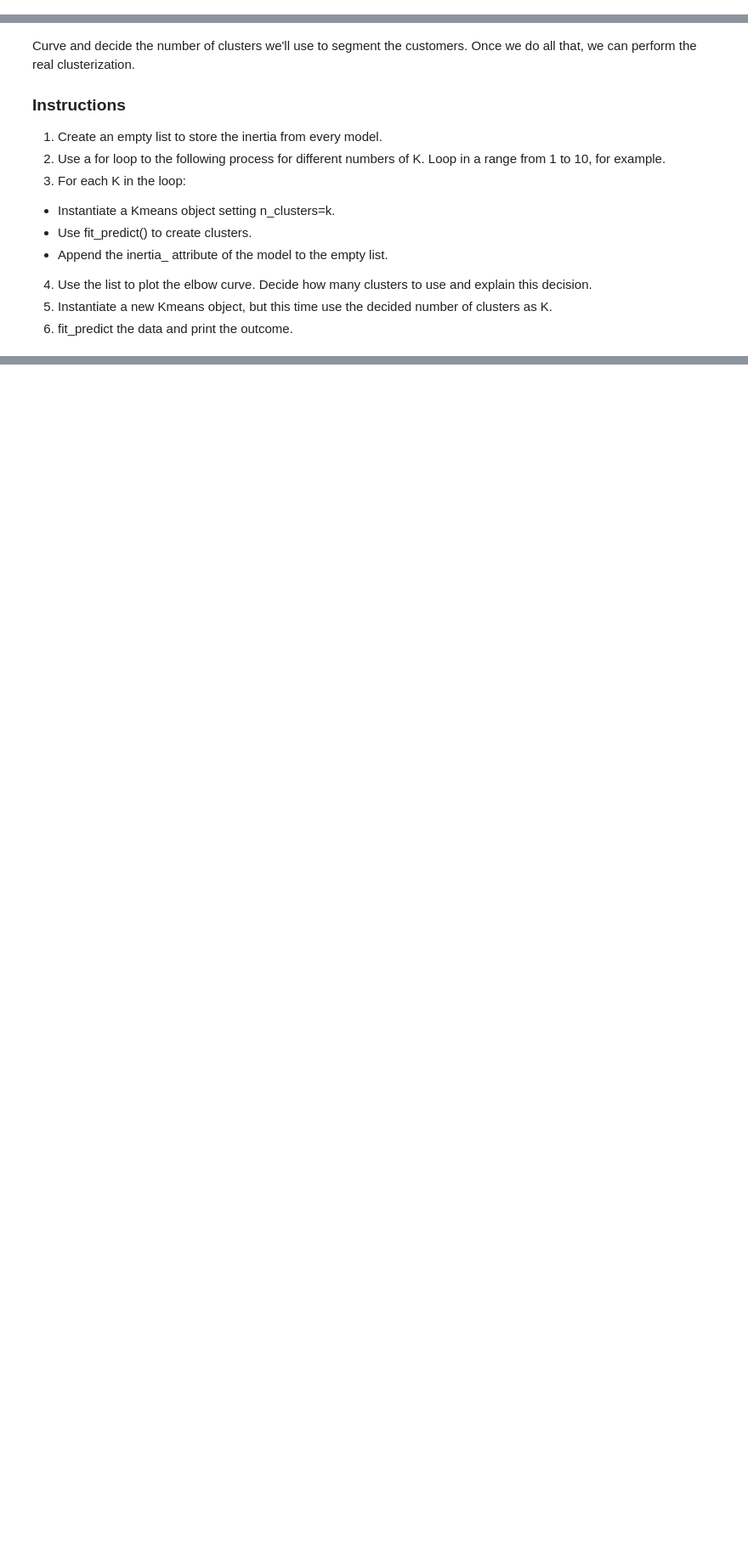
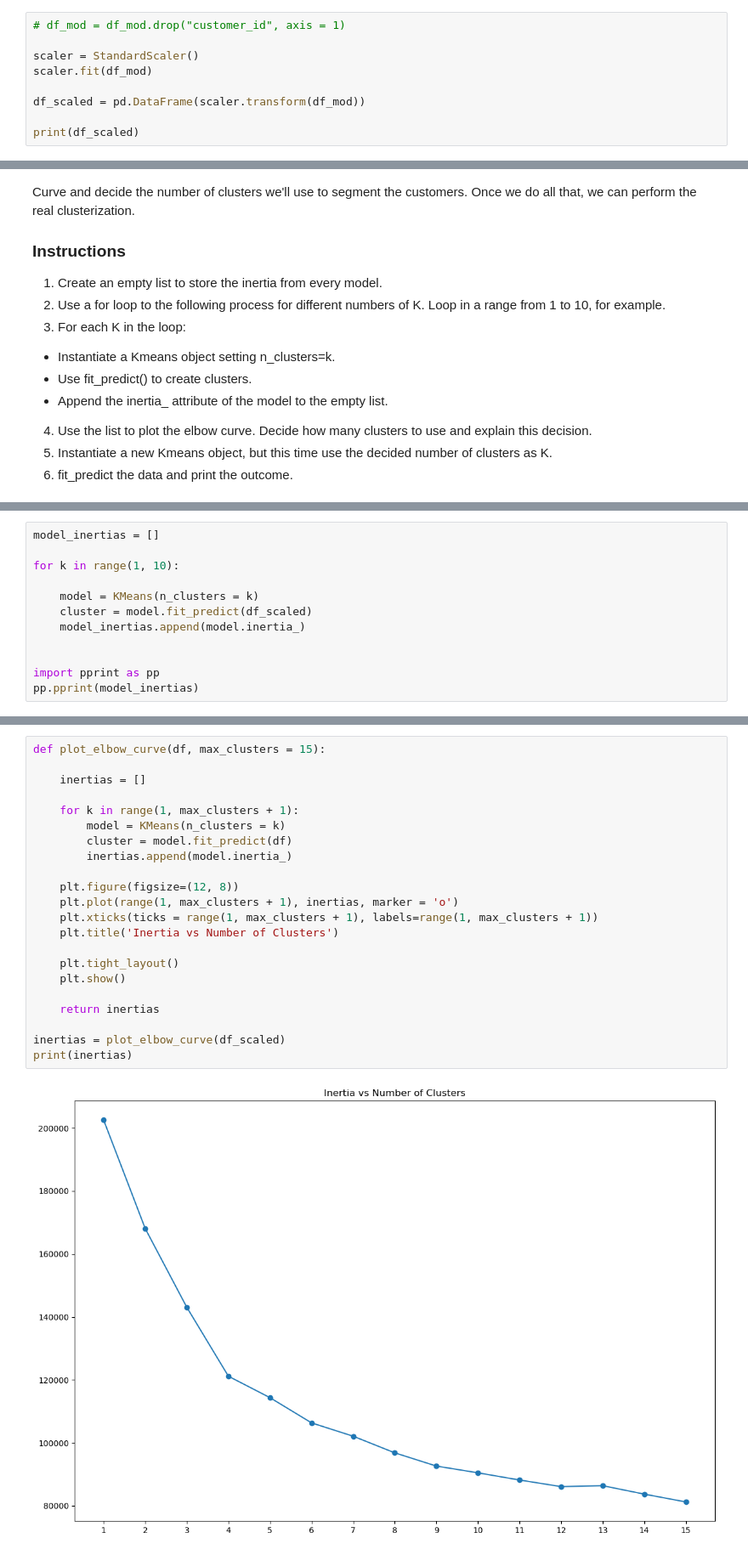
Before and after one commit to hebbd5/K-Means, a Jupyter notebook: 5. Guided Project - Credit Card Customer Segmentation.ipynb, the cells around one changed output, grey strips where cells are left out. Shown: that part at 85% size. Saved outputs shown, nothing was run; the diff lists cells and outputs as text; blank space fills up the shorter version.

```diff
--- a/5. Guided Project - Credit Card Customer Segmentation.ipynb
+++ b/5. Guided Project - Credit Card Customer Segmentation.ipynb
@@ -97,3 +180,12 @@ At this point of the project we need to transform the data so it's all on the sa
 2. Instantiate an object from the scikit-learn's StandardScaler() class and fit the new DataFrame.
 3. Use the transform method to scale the data. Assign it to a different variable and print it.
 4. As the outcome of the scaler is an array, we can transform it back to a DataFrame using pd.DataFrame().
+# %%
+# df_mod = df_mod.drop("customer_id", axis = 1)
+
+scaler = StandardScaler()
+scaler.fit(df_mod)
+
+df_scaled = pd.DataFrame(scaler.transform(df_mod))
+
+print(df_scaled)
@@ -131,0 +226,12 @@ We'll have to create several models and compute the inertia from each of them. T
+# %%
+model_inertias = []
+
+for k in range(1, 10):
+
+    model = KMeans(n_clusters = k)
+    cluster = model.fit_predict(df_scaled)
+    model_inertias.append(model.inertia_)
+
+
+import pprint as pp
+pp.pprint(model_inertias)
@@ -131,0 +248,24 @@ We'll have to create several models and compute the inertia from each of them. T
+# %%
+def plot_elbow_curve(df, max_clusters = 15):
+
+    inertias = []
+
+    for k in range(1, max_clusters + 1):
+        model = KMeans(n_clusters = k)
+        cluster = model.fit_predict(df)
+        inertias.append(model.inertia_)
+
+    plt.figure(figsize=(12, 8))
+    plt.plot(range(1, max_clusters + 1), inertias, marker = 'o')
+    plt.xticks(ticks = range(1, max_clusters + 1), labels=range(1, max_clusters + 1))
+    plt.title('Inertia vs Number of Clusters')
+
+    plt.tight_layout()
+    plt.show()
+
+    return inertias
+
+inertias = plot_elbow_curve(df_scaled)
+print(inertias)
+# %% [output]
+[figure, added]
```
Also changed, not shown: parts of 11 cells of this notebook, 2 other files.
